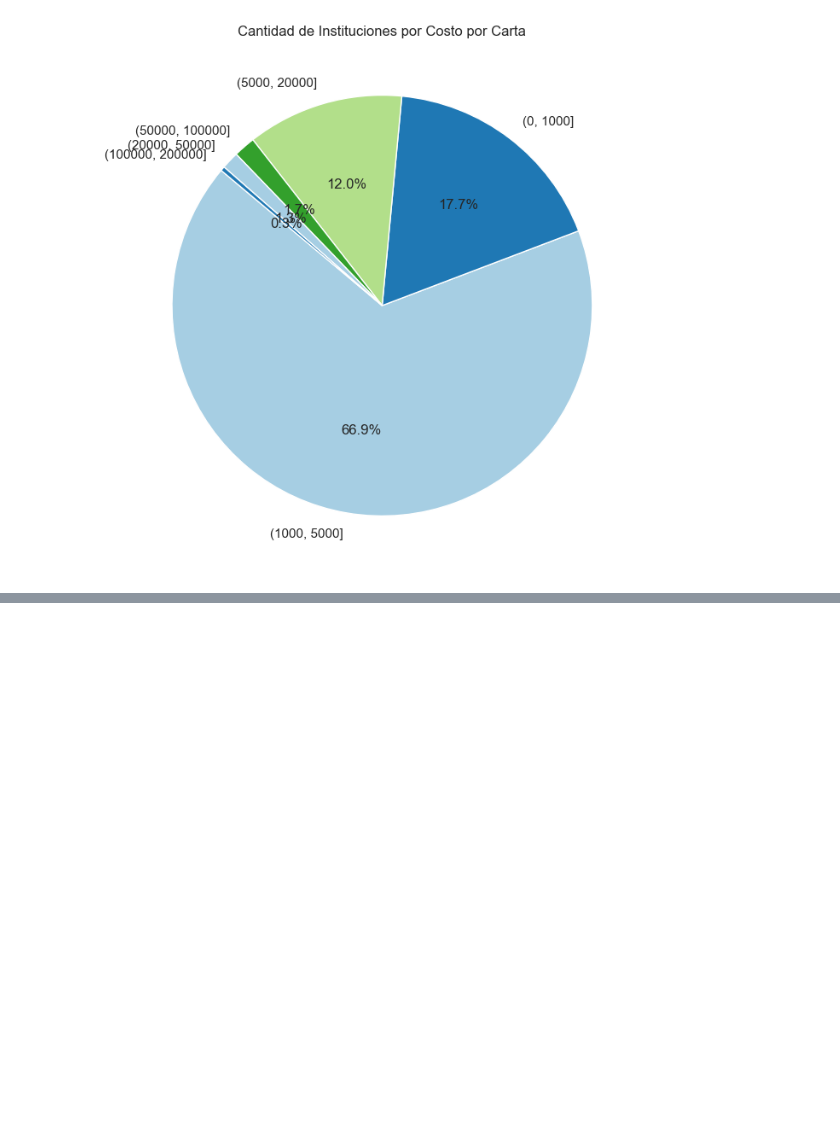
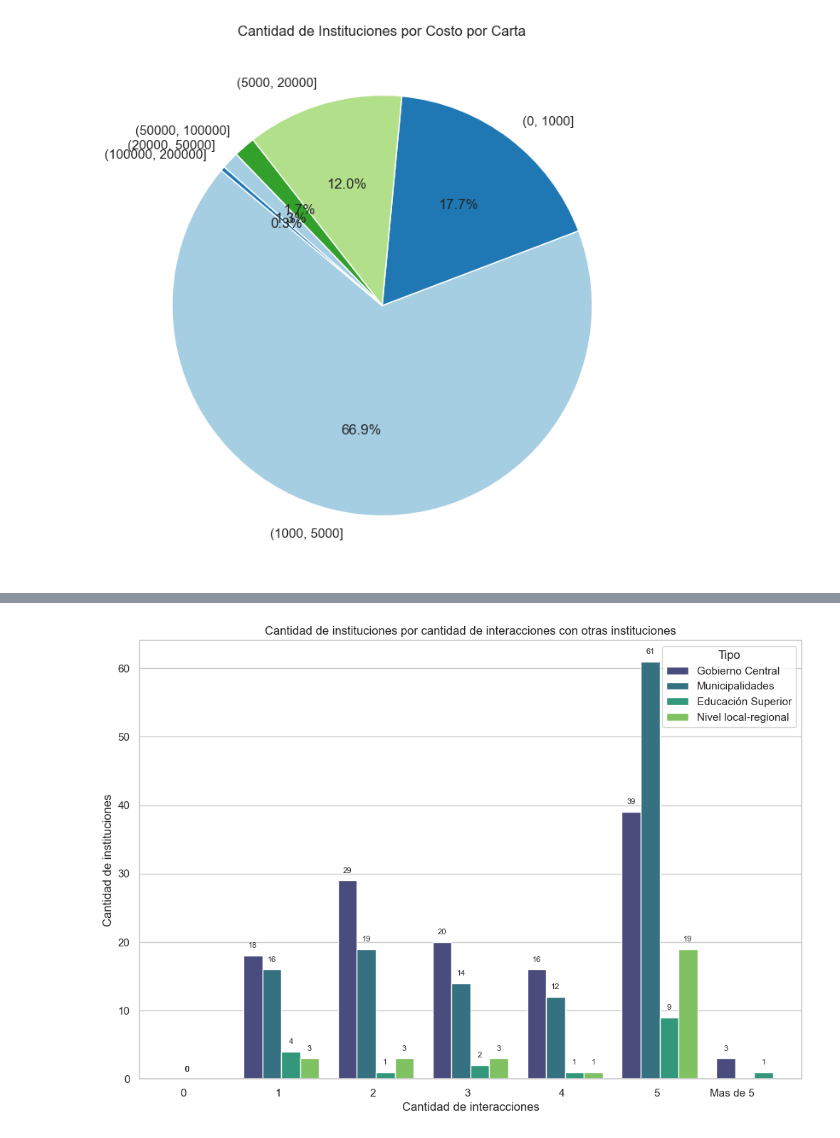
Before and after one commit to alejoGonc/EGD-CameronPartners, a Jupyter notebook: main.ipynb, the cells around one changed output, grey strips where cells are left out. Cells and saved outputs as stored; diff of their text form; code cells hidden in the pictures; blank space fills up the shorter version.

```diff
--- a/main.ipynb
+++ b/main.ipynb
@@ -644,0 +673,28 @@ cuestionario.head(2)
+# %%
+InterOtrasInstituciones = InterOtrasInstituciones.replace({'#s.i.':np.nan, '#n.a.':0})
+InterOtrasInstituciones = InterOtrasInstituciones.dropna()
+# %%
+InterOtrasInstituciones['CantidadInteracciones'] = InterOtrasInstituciones.iloc[:, 2:].apply(lambda row: sum(row != 0), axis=1)
+InterOtrasInstituciones['CantidadInteracciones'] = InterOtrasInstituciones['CantidadInteracciones'].replace(6,"Mas de 5")
+# %%
+orden_arbitrario = [0,1,2,3,4,5,"Mas de 5"]
+InterOtrasInstituciones['CantidadInteracciones'] = pd.Categorical(InterOtrasInstituciones['CantidadInteracciones'], categories=orden_arbitrario, ordered=True)
+InterOtrasInstituciones = InterOtrasInstituciones.sort_values(by='CantidadInteracciones')
+
+plt.figure(figsize=(12, 8))
+ax = sns.countplot(x='CantidadInteracciones', hue='Tipo', data=InterOtrasInstituciones, palette='viridis')
+
+plt.xticks(rotation=0, ha='right')
+plt.xlabel('Cantidad de interacciones')
+plt.ylabel('Cantidad de instituciones')
+plt.title('Cantidad de instituciones por cantidad de interacciones con otras instituciones')
+
+for p in ax.patches:
+    height = p.get_height()
+    if not pd.isna(height):
+        ax.annotate(f'{round(height)}', (p.get_x() + p.get_width() / 2., height),
+                    ha='center', va='center', xytext=(0, 10), textcoords='offset points',fontsize=8)
+
+plt.show()
+# %% [output]
+[figure, added]
```
Also changed, not shown: parts of 11 cells of this notebook.
